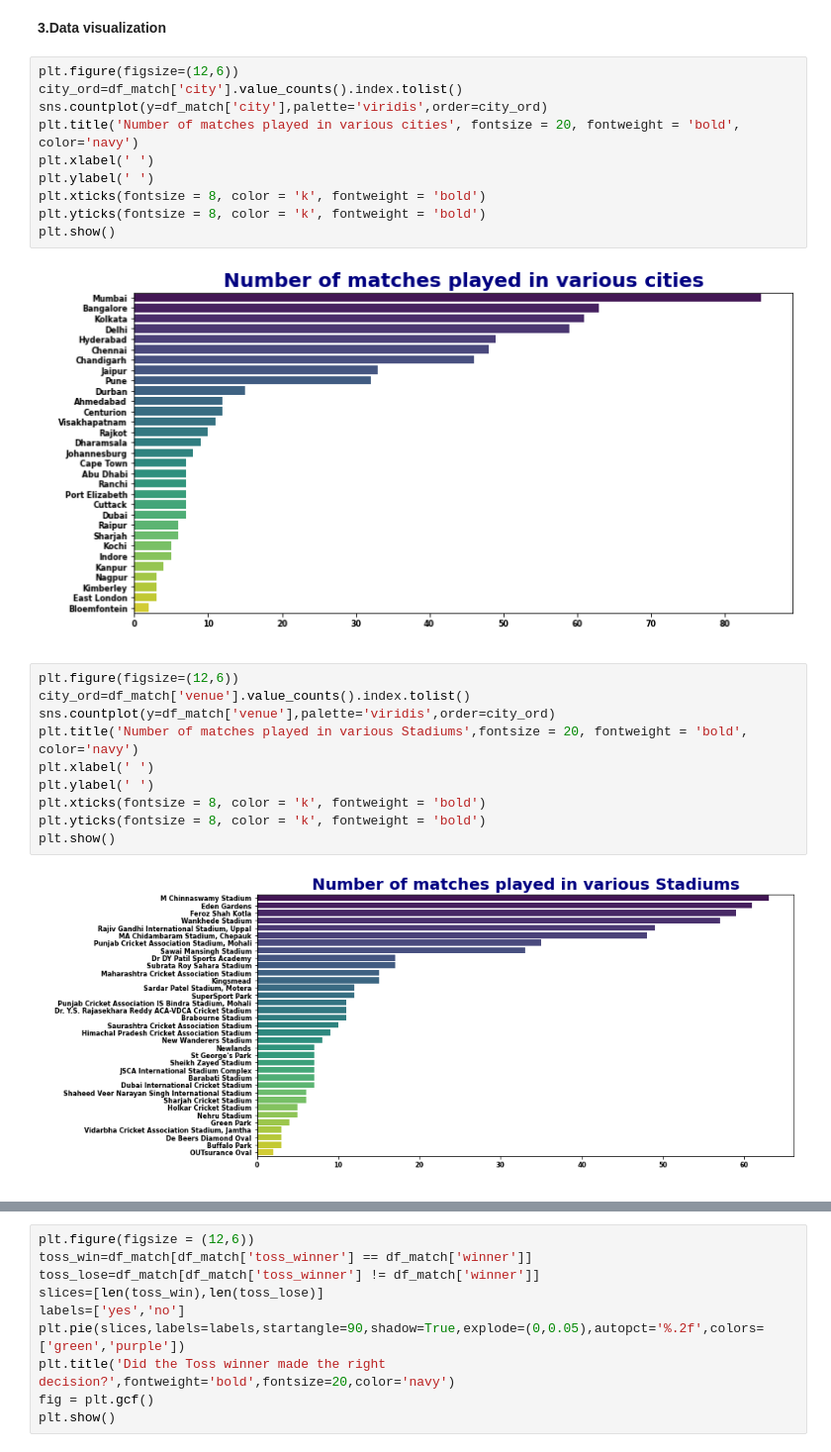
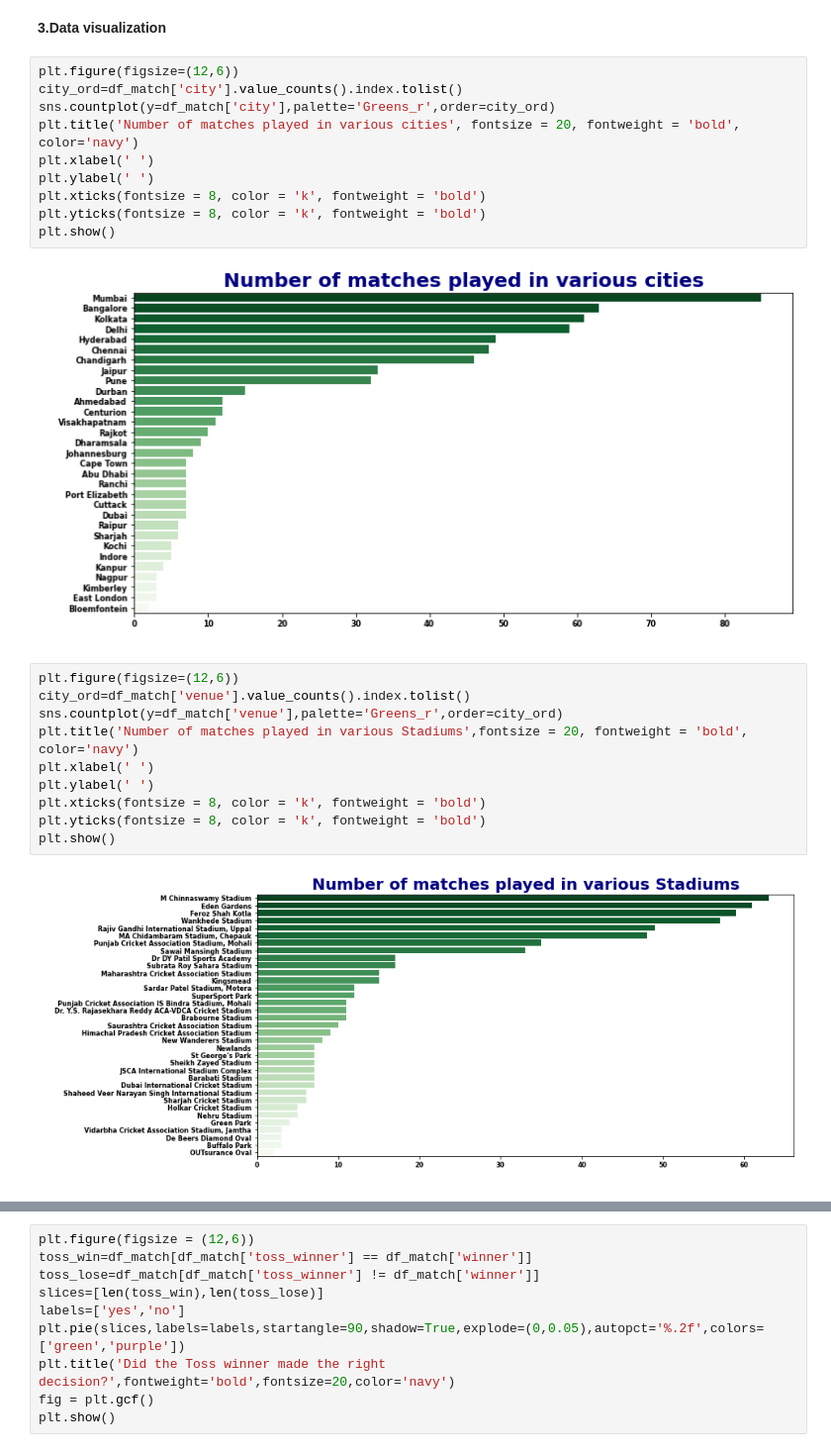
Before and after one commit to jubin-k/IPL-2008-2016, a Jupyter notebook: IPL_2008_2016_Project.ipynb, the cells around one changed output, grey strips where cells are left out. Shown at 99% size. Cells and saved outputs as stored; diff of their text form.

```diff
--- a/IPL_2008_2016_Project.ipynb
+++ b/IPL_2008_2016_Project.ipynb
@@ -402,19 +408,19 @@ df.dropna(axis=1,inplace=True)
 # %%
 plt.figure(figsize=(12,6))
 city_ord=df_match['city'].value_counts().index.tolist()
-sns.countplot(y=df_match['city'],palette='viridis',order=city_ord)
+sns.countplot(y=df_match['city'],palette='Greens_r',order=city_ord)
 plt.title('Number of matches played in various cities', fontsize = 20, fontweight = 'bold', color='navy')
 plt.xlabel(' ')
 plt.ylabel(' ')
 plt.xticks(fontsize = 8, color = 'k', fontweight = 'bold')
 plt.yticks(fontsize = 8, color = 'k', fontweight = 'bold')
 plt.show()
 # %% [output]
-[figure, old version]
+[figure, new version]
 # %%
 plt.figure(figsize=(12,6))
 city_ord=df_match['venue'].value_counts().index.tolist()
-sns.countplot(y=df_match['venue'],palette='viridis',order=city_ord)
+sns.countplot(y=df_match['venue'],palette='Greens_r',order=city_ord)
 plt.title('Number of matches played in various Stadiums',fontsize = 20, fontweight = 'bold', color='navy')
 plt.xlabel(' ')
 plt.ylabel(' ')
@@ -422,6 +428,6 @@ plt.xticks(fontsize = 8, color = 'k', fontweight = 'bold')
 plt.yticks(fontsize = 8, color = 'k', fontweight = 'bold')
 plt.show()
 # %% [output]
-[figure, old version]
+[figure, new version]
 # %%
 #top teams
```
Also changed, not shown: parts of 26 cells of this notebook.
